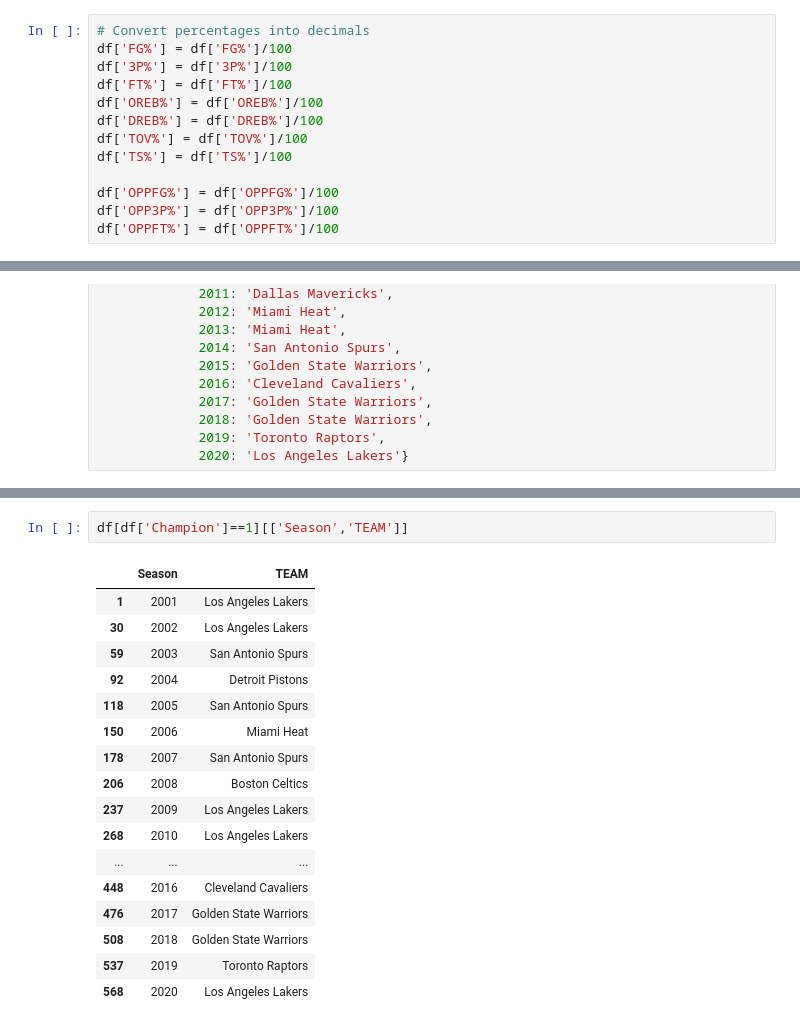
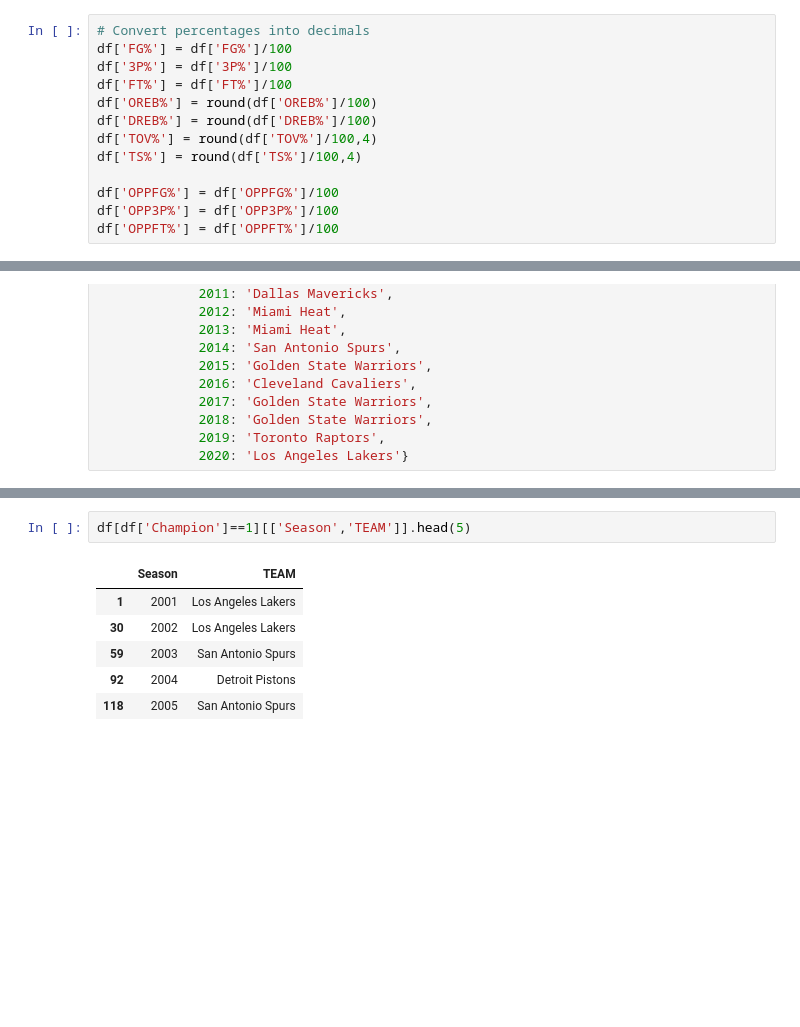
Before and after one commit to danielabboudi/DB_Project, a Jupyter notebook: Abboudi_Campi - Data Bootcamp Final Project.ipynb, the cells around one changed output, grey strips where cells are left out. Drawn from its saved outputs; the diff is of its cells as text; blank space fills up the shorter version.

```diff
--- a/Abboudi_Campi - Data Bootcamp Final Project.ipynb
+++ b/Abboudi_Campi - Data Bootcamp Final Project.ipynb
@@ -31,10 +31,10 @@ df = pd.merge(merge1,opp,how='left',left_on=['Season','TEAM'],right_on=['Season'
 df['FG%'] = df['FG%']/100
 df['3P%'] = df['3P%']/100
 df['FT%'] = df['FT%']/100
-df['OREB%'] = df['OREB%']/100
-df['DREB%'] = df['DREB%']/100
-df['TOV%'] = df['TOV%']/100
-df['TS%'] = df['TS%']/100
+df['OREB%'] = round(df['OREB%']/100)
+df['DREB%'] = round(df['DREB%']/100)
+df['TOV%'] = round(df['TOV%']/100,4)
+df['TS%'] = round(df['TS%']/100,4)
 
 df['OPPFG%'] = df['OPPFG%']/100
 df['OPP3P%'] = df['OPP3P%']/100
@@ -158,20 +134,9 @@ See the caveats in the documentation: https://pandas.pydata.org/pandas-docs/stab
 # %%
-df[df['Champion']==1][['Season','TEAM']]
+df[df['Champion']==1][['Season','TEAM']].head(5)
 # %% [output]
 |  | Season | TEAM |
 | 1 | 2001 | Los Angeles Lakers |
 | 30 | 2002 | Los Angeles Lakers |
 | 59 | 2003 | San Antonio Spurs |
 | 92 | 2004 | Detroit Pistons |
 | 118 | 2005 | San Antonio Spurs |
-| 150 | 2006 | Miami Heat |
-| 178 | 2007 | San Antonio Spurs |
-| 206 | 2008 | Boston Celtics |
-| 237 | 2009 | Los Angeles Lakers |
-| 268 | 2010 | Los Angeles Lakers |
-| ... | ... | ... |
-| 448 | 2016 | Cleveland Cavaliers |
-| 476 | 2017 | Golden State Warriors |
-| 508 | 2018 | Golden State Warriors |
-| 537 | 2019 | Toronto Raptors |
-| 568 | 2020 | Los Angeles Lakers |
```
Also changed, not shown: parts of 21 cells of this notebook.
